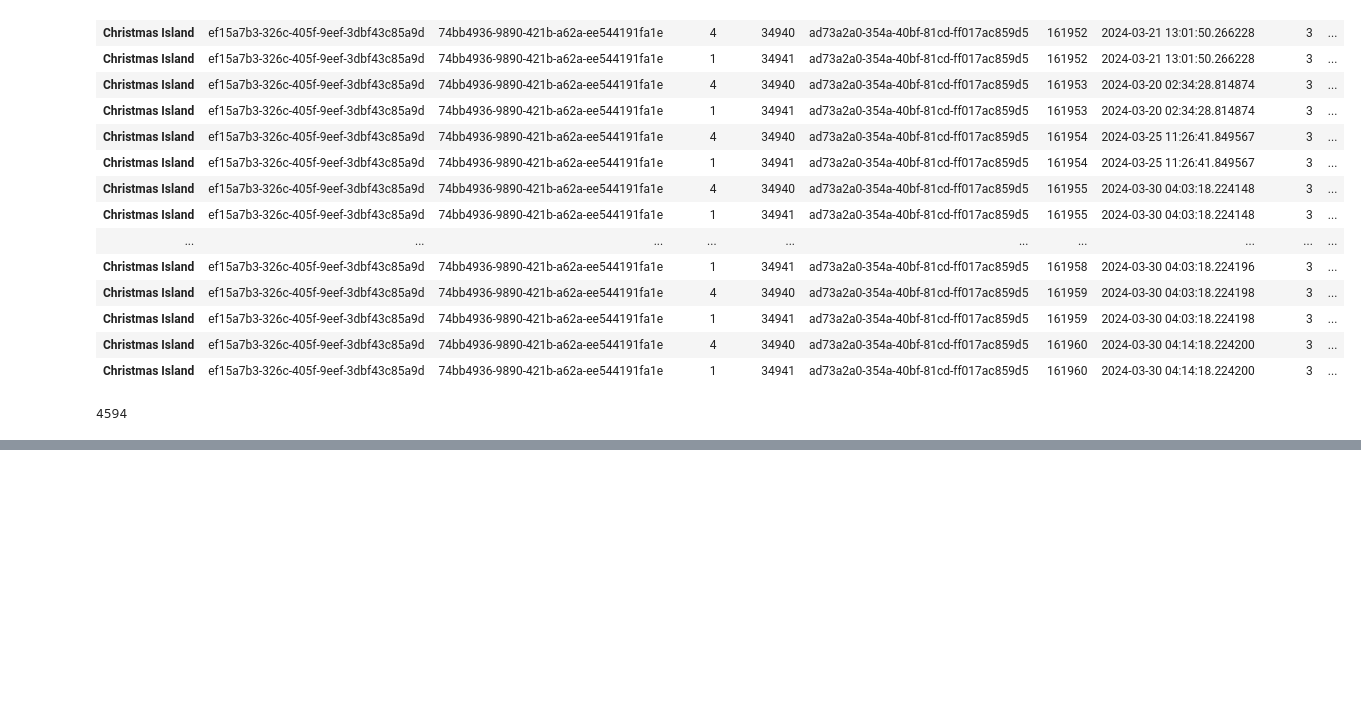
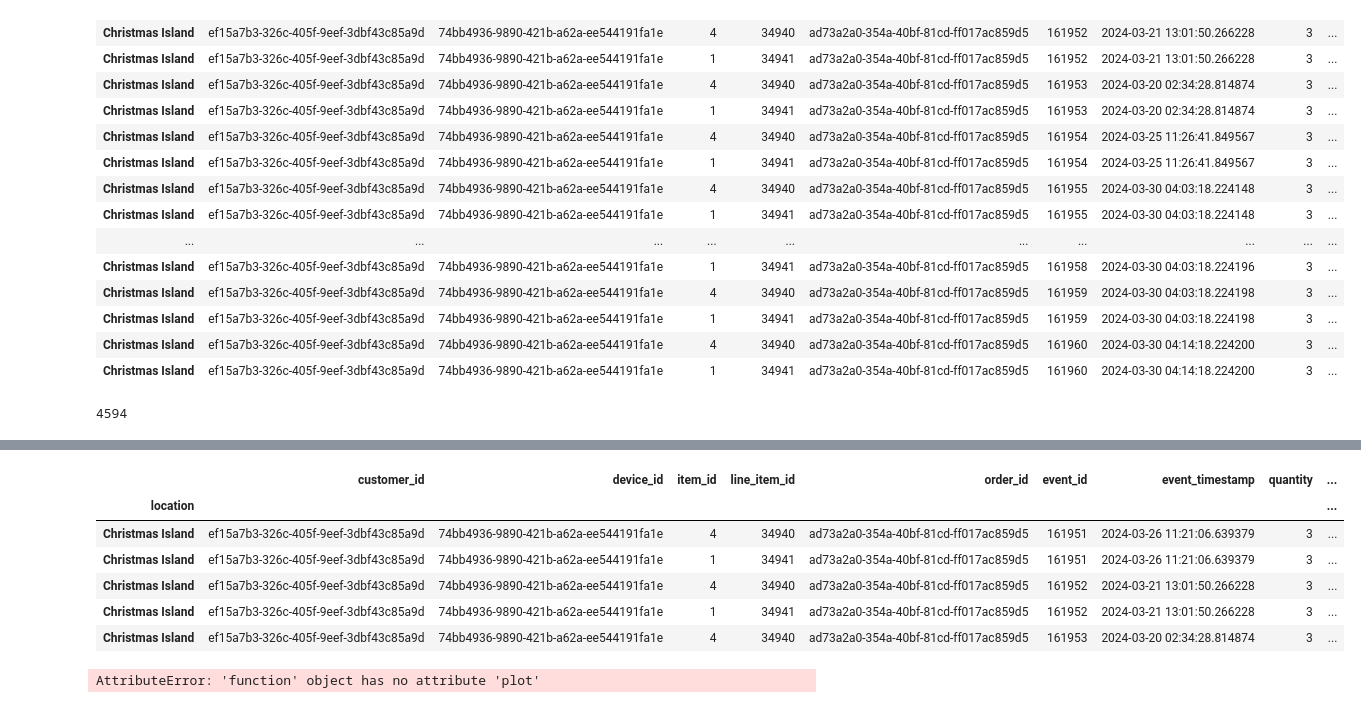
Before and after one commit to Adelegan-JD/TASKS, a Jupyter notebook: Week_7/adelegan_deborah_task15.ipynb, the cells around one changed output, grey strips where cells are left out. Saved outputs shown, nothing was run; the diff lists cells and outputs as text; code cells hidden in the pictures; blank space fills up the shorter version.

```diff
--- a/Week_7/adelegan_deborah_task15.ipynb
+++ b/Week_7/adelegan_deborah_task15.ipynb
@@ -203,0 +211,15 @@ file['customer_id'].value_counts().sort_values(ascending=False).head(15).plot(ki
+# %%
+file.loc[mask].head()
+# %% [output]
+|  | customer_id | device_id | item_id | line_item_id | order_id | event_id | event_timestamp | quantity | ... |
+| location |  |  |  |  |  |  |  |  | ... |
+| Christmas Island | ef15a7b3-326c-405f-9eef-3dbf43c85a9d | 74bb4936-9890-421b-a62a-ee544191fa1e | 4 | 34940 | ad73a2a0-354a-40bf-81cd-ff017ac859d5 | 161951 | 2024-03-26 11:21:06.639379 | 3 | ... |
+| Christmas Island | ef15a7b3-326c-405f-9eef-3dbf43c85a9d | 74bb4936-9890-421b-a62a-ee544191fa1e | 1 | 34941 | ad73a2a0-354a-40bf-81cd-ff017ac859d5 | 161951 | 2024-03-26 11:21:06.639379 | 3 | ... |
+| Christmas Island | ef15a7b3-326c-405f-9eef-3dbf43c85a9d | 74bb4936-9890-421b-a62a-ee544191fa1e | 4 | 34940 | ad73a2a0-354a-40bf-81cd-ff017ac859d5 | 161952 | 2024-03-21 13:01:50.266228 | 3 | ... |
+| Christmas Island | ef15a7b3-326c-405f-9eef-3dbf43c85a9d | 74bb4936-9890-421b-a62a-ee544191fa1e | 1 | 34941 | ad73a2a0-354a-40bf-81cd-ff017ac859d5 | 161952 | 2024-03-21 13:01:50.266228 | 3 | ... |
+| Christmas Island | ef15a7b3-326c-405f-9eef-3dbf43c85a9d | 74bb4936-9890-421b-a62a-ee544191fa1e | 4 | 34940 | ad73a2a0-354a-40bf-81cd-ff017ac859d5 | 161953 | 2024-03-20 02:34:28.814874 | 3 | ... |
+# %%
+data = file.loc[mask, 'customer_id':'currency'].head
+data.plot(kind= 'bar')
+# %% [output]
+AttributeError: 'function' object has no attribute 'plot'
```
Also changed, not shown: parts of 2 cells of this notebook, 1 other file.
